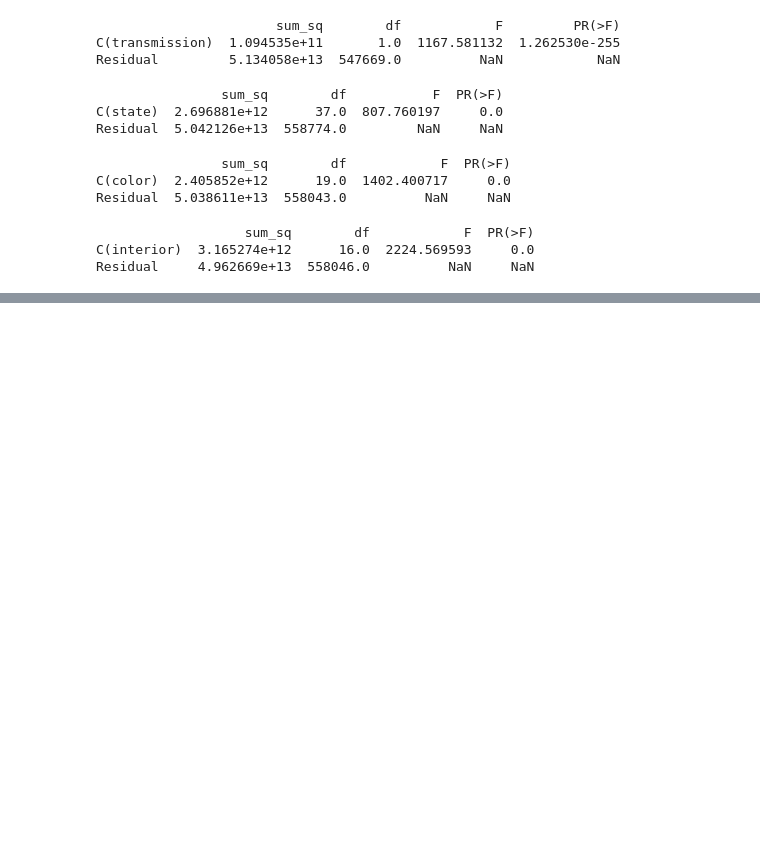
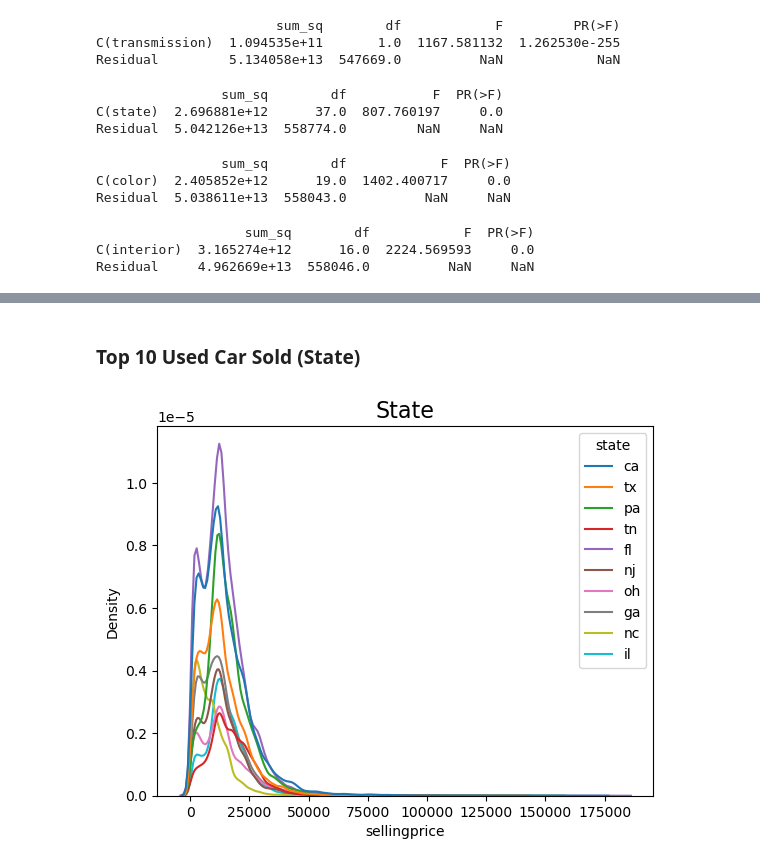
Before and after one commit to maxheijmans/AIM4B_Group1, a Jupyter notebook: UsedCarAuctionPrices/EDA_UsedCarAuctionPrices.ipynb, the cells around one changed output, grey strips where cells are left out. Saved outputs shown, nothing was run; the diff lists cells and outputs as text; code cells hidden in the pictures; blank space fills up the shorter version.

```diff
--- a/UsedCarAuctionPrices/EDA_UsedCarAuctionPrices.ipynb
+++ b/UsedCarAuctionPrices/EDA_UsedCarAuctionPrices.ipynb
@@ -632,0 +660,9 @@ SyntaxError: invalid syntax (980637034.py, line 1)
+# %% [markdown]
+### Top 10 Used Car Sold (State)
+# %%
+car_df['state'] = car_df['state'].str.lower()
+state_top = car_df[car_df['state'].isin(['fl', 'ca', 'pa', 'tx', 'ga', 'nj', 'il', 'nc', 'oh', 'tn'])]
+sns.kdeplot(x = 'sellingprice', hue = 'state', data = state_top)
+plt.title('State', fontsize = 16);
+# %% [output]
+[figure, added]
```
Also changed, not shown: parts of 12 cells of this notebook.
